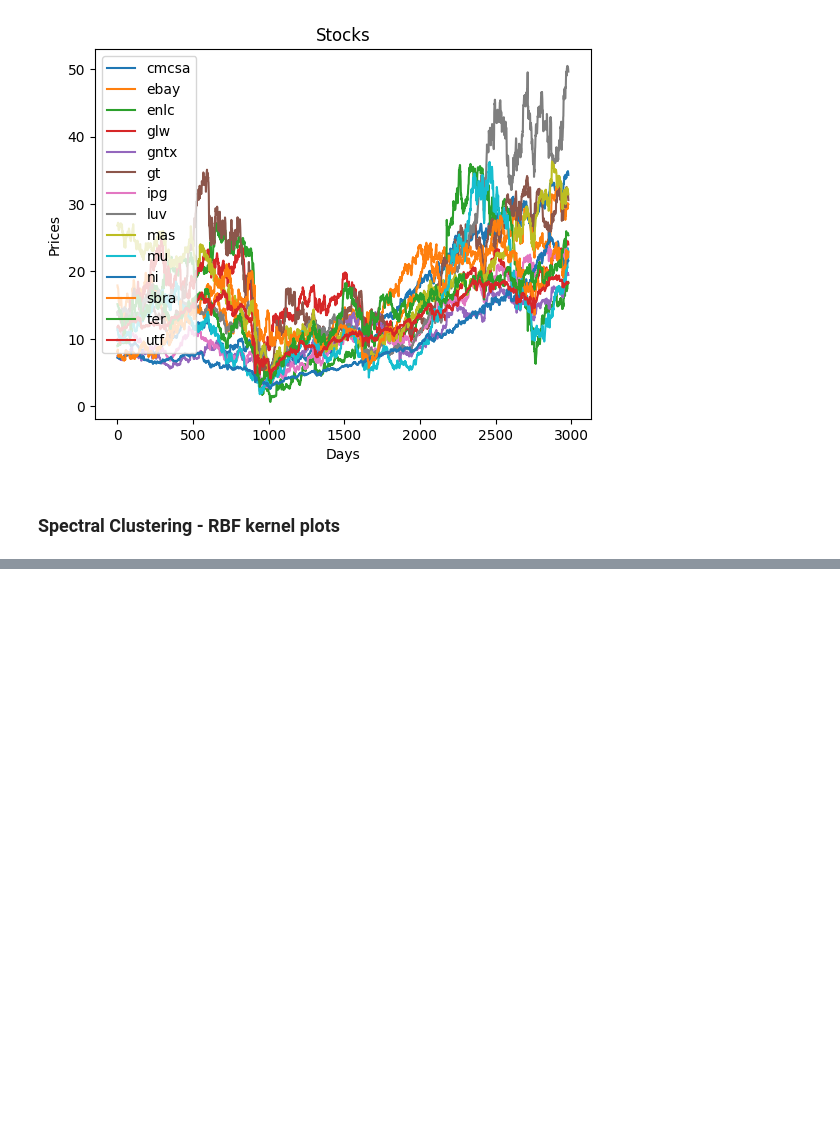
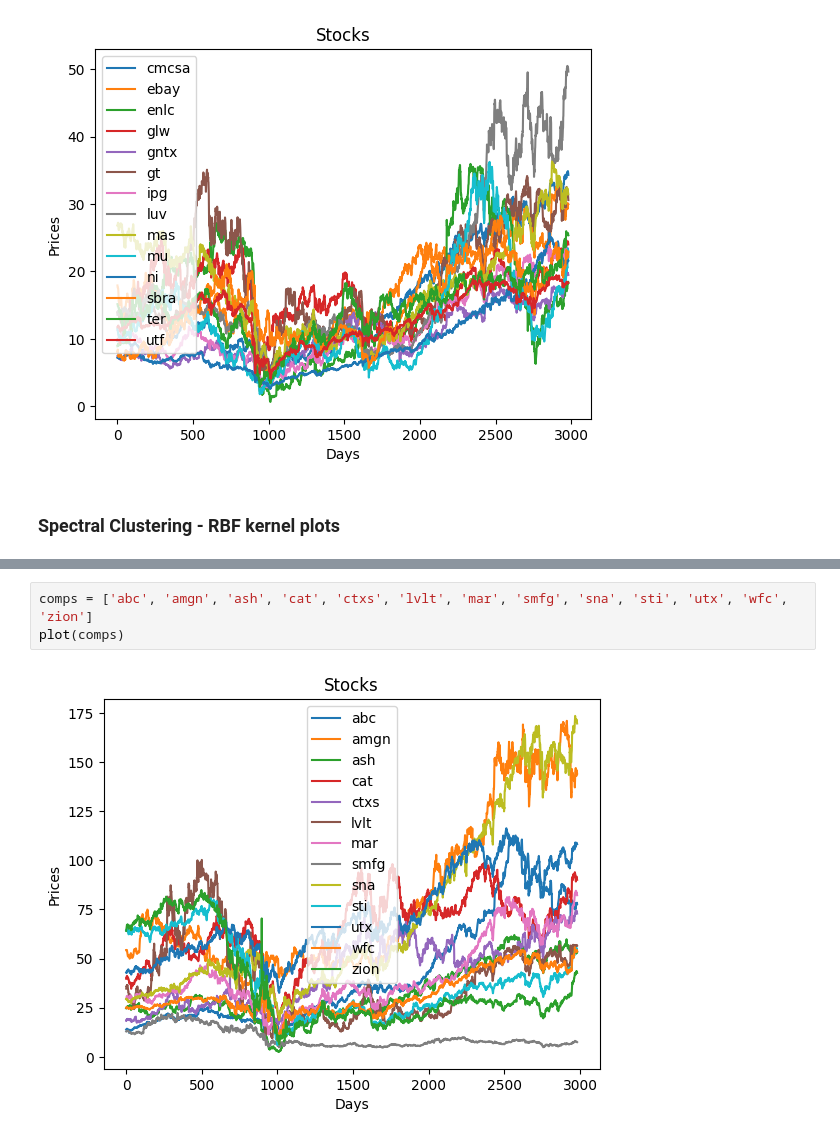
Before and after one commit to carlaMorral/Project-Stock-Market, a Jupyter notebook: clustering/plot_series.ipynb, the cells around one changed output, grey strips where cells are left out. Drawn from its saved outputs; the diff is of its cells as text; blank space fills up the shorter version.

```diff
--- a/clustering/plot_series.ipynb
+++ b/clustering/plot_series.ipynb
@@ -57,0 +58,5 @@ plot(comps)
+# %%
+comps = ['abc', 'amgn', 'ash', 'cat', 'ctxs', 'lvlt', 'mar', 'smfg', 'sna', 'sti', 'utx', 'wfc', 'zion']
+plot(comps)
+# %% [output]
+[figure, added]
```
Also changed, not shown: parts of 9 cells of this notebook.
